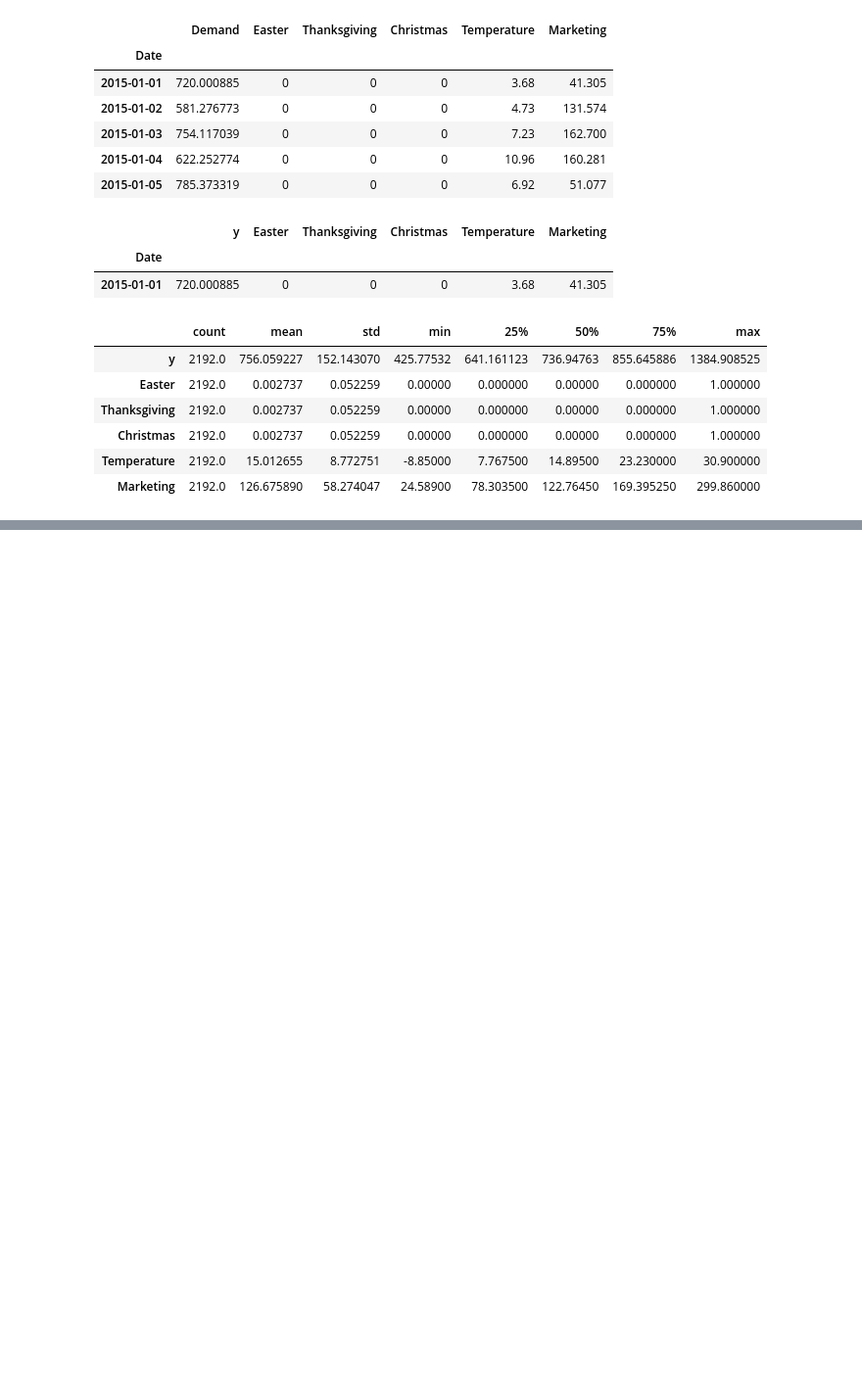
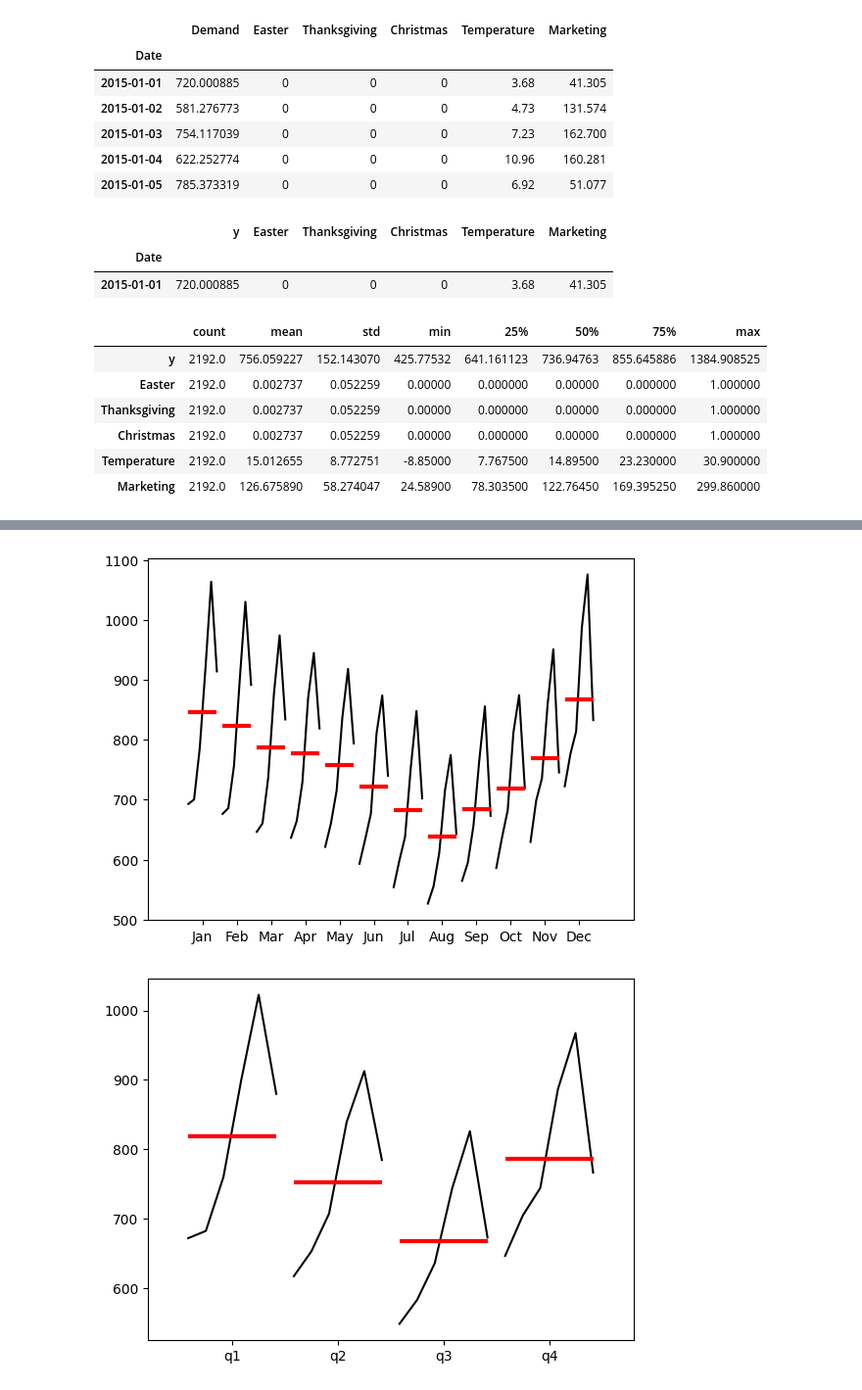
Before and after one commit to JiayiD77/Conjoint-Analysis, a Jupyter notebook: time_series_analysis/time_series.ipynb, the cells around one changed output, grey strips where cells are left out. Shown at 98% size. Saved outputs shown, nothing was run; the diff lists cells and outputs as text; code cells hidden in the pictures; blank space fills up the shorter version.

```diff
--- a/time_series_analysis/time_series.ipynb
+++ b/time_series_analysis/time_series.ipynb
@@ -32,0 +49,6 @@ nyc_pd.describe().transpose()
+# %%
+month_plot(nyc_df.y.resample('MS').mean());
+quarter_plot(nyc_df.y.resample('QS').mean());
+# %% [output]
+[figure, added]
+[figure, added]
```
Also changed, not shown: parts of 12 cells of this notebook.
